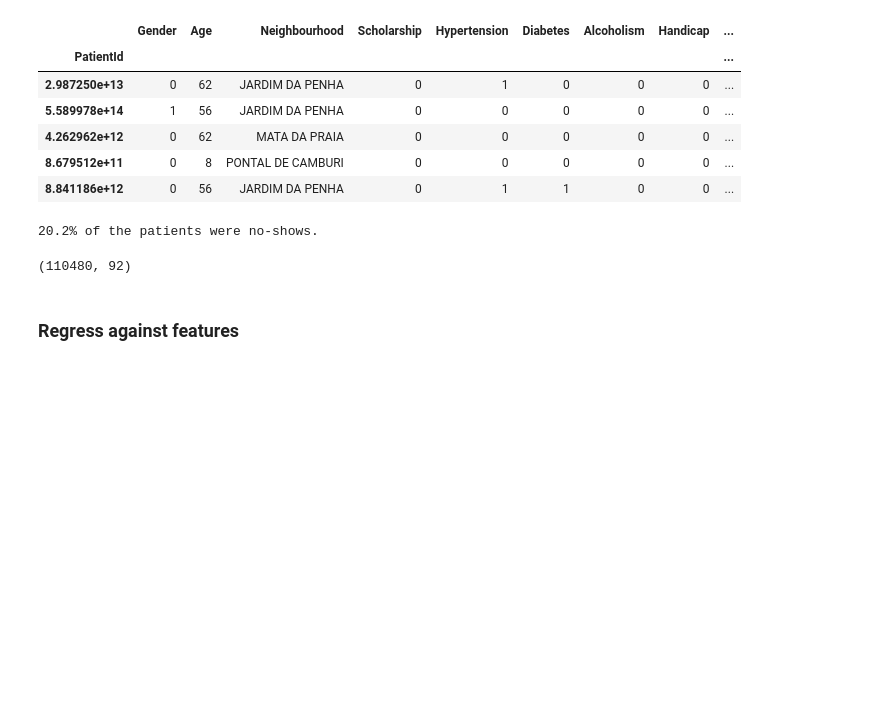
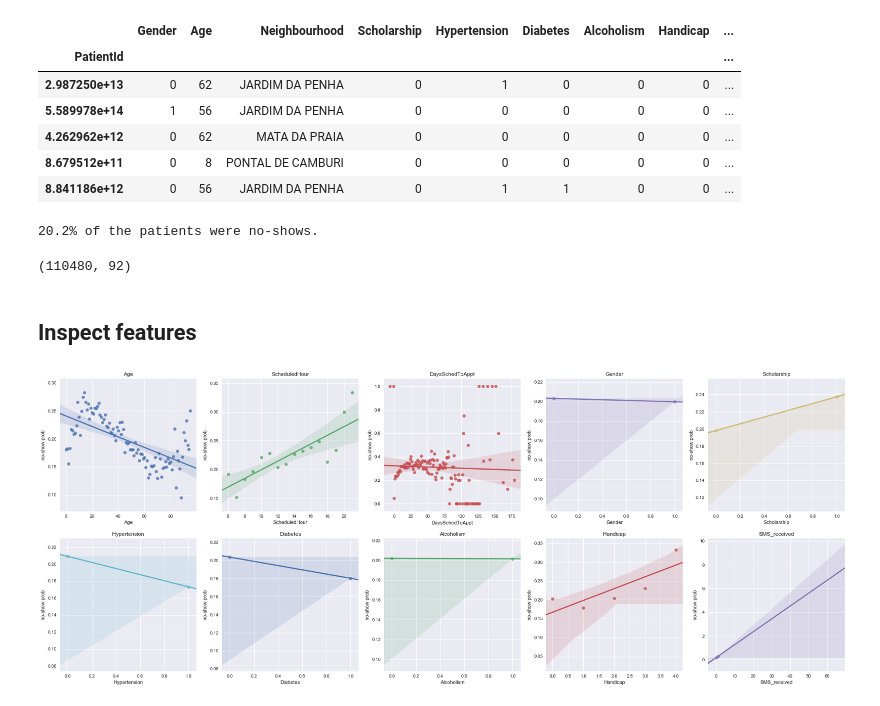
Before and after one commit to munozalexander/NoShow-Prediction, a Jupyter notebook: NoShows.ipynb, the cells around one changed output. Drawn from its saved outputs; the diff is of its cells as text; code cells hidden in the pictures; blank space fills up the shorter version.

Commit message:
added classifier regression models

```diff
--- a/NoShows.ipynb
+++ b/NoShows.ipynb
@@ -42,7 +74,7 @@ print(data.shape)
 # %% [output]
 (110480, 92)
 # %% [markdown]
-### Regress against features
+## Inspect features
 # %%
 def feature_probs(data, feature):
     featurevals, probs = sorted(set(data[feature])), []
@@ -54 +86,13 @@ def feature_probs(data, feature):
+# %%
+f, axarr = plt.subplots(2,5, figsize=(25,10))
+for e,col in enumerate(['Age', 'ScheduledHour', 'DaysSchedToAppt', 'Gender', 'Scholarship', \
+                        'Hypertension', 'Diabetes', 'Alcoholism', 'Handicap', 'SMS_received']):
+    ax = axarr.flat[e]
+    sns.regplot(x=col, y='no-show prob', data=feature_probs(data, col), ax=ax)
+    ax.set_title(col)
+plt.tight_layout()
+plt.savefig('Figures/features.pdf')
+plt.show()
+# %% [output]
+[figure, added]
 # %%
```
Also changed, not shown: parts of 19 cells of this notebook, 8 other files.
